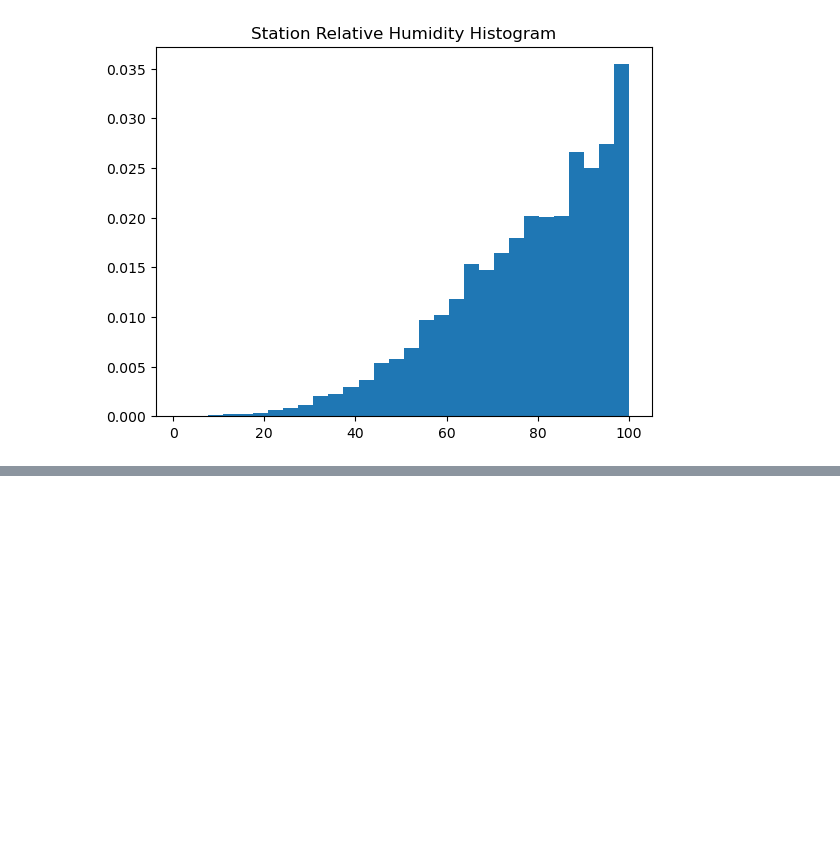
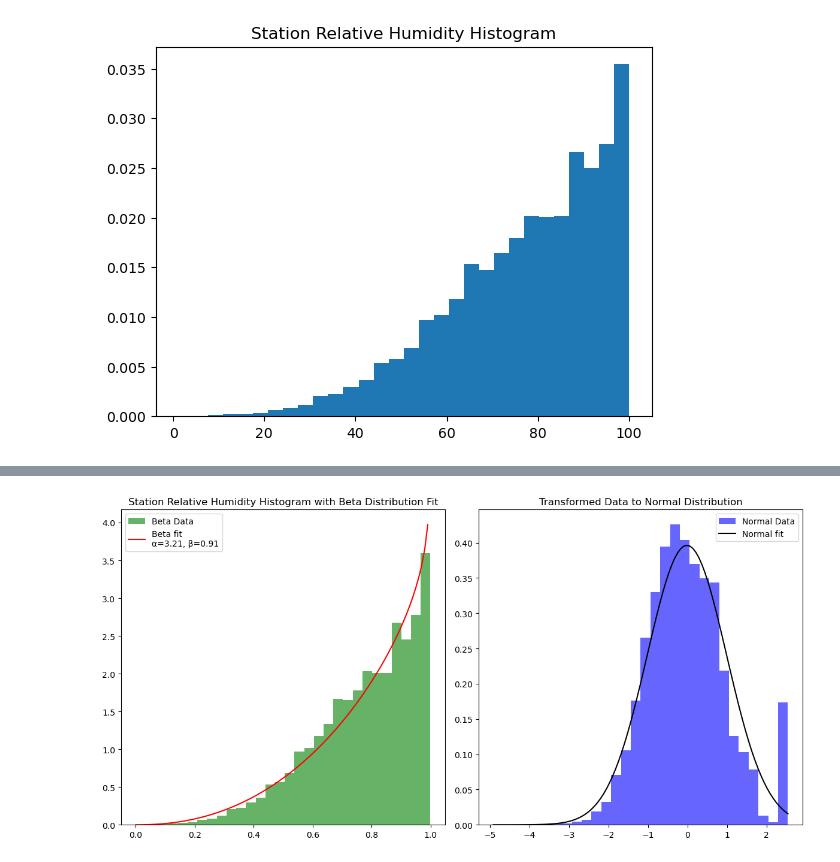
Before and after one commit to oriordanemily/deepsensorNZ, a Jupyter notebook: experiments/data_explore/by_variable/relative_humidity.ipynb, the cells around one changed output, grey strips where cells are left out. Drawn from its saved outputs; the diff is of its cells as text; code cells hidden in the pictures; blank space fills up the shorter version.

```diff
--- a/experiments/data_explore/by_variable/relative_humidity.ipynb
+++ b/experiments/data_explore/by_variable/relative_humidity.ipynb
@@ -186,0 +227,41 @@ Text(0.5, 1.0, 'Station Relative Humidity Histogram')
+# %%
+import numpy as np
+import matplotlib.pyplot as plt
+from scipy.stats import beta, norm
+
+# Fit Beta distribution to the data (assuming 'station_df' contains the data)
+data = station_df['relative_humidity'].values / 100  # Scale to [0, 1]
+data = np.clip(data, 0.001, 0.999)  # Clip to avoid edge issues
+
+# Fit the Beta distribution
+alpha, beta_, loc, scale = beta.fit(data, floc=0, fscale=1)
+
+# Step 1: Apply the Beta CDF to transform data to a uniform distribution [0, 1]
+uniform_data = beta.cdf(data, alpha, beta_, loc, scale)
+
+# Step 2: Apply the inverse normal CDF to transform the data to a normal distribution
+normal_data = norm.ppf(uniform_data)
+
+# Create the plot for the original Beta-distributed data
+fig, (ax1, ax2) = plt.subplots(1, 2, figsize=(12, 6))
+
+# Plot the Beta-distributed data
+ax1.hist(data, bins=30, density=True, alpha=0.6, color='g', label='Beta Data')
+x = np.linspace(0, 1, 100)
+y = beta.pdf(x, alpha, beta_, loc, scale)
+ax1.plot(x, y, 'r-', label=f'Beta fit\nα={alpha:.2f}, β={beta_:.2f}')
+ax1.set_title('Station Relative Humidity Histogram with Beta Distribution Fit')
+ax1.legend()
+
+# Plot the transformed normal data
+ax2.hist(normal_data, bins=30, density=True, alpha=0.6, color='b', label='Normal Data')
+x_normal = np.linspace(min(normal_data), max(normal_data), 100)
+p_normal = norm.pdf(x_normal, np.mean(normal_data), np.std(normal_data))
+ax2.plot(x_normal, p_normal, 'k-', label='Normal fit')
+ax2.set_title('Transformed Data to Normal Distribution')
+ax2.legend()
+
+plt.tight_layout()
+plt.show()
+# %% [output]
+[figure, added]
```
Also changed, not shown: parts of 3 cells of this notebook, 4 other files.
